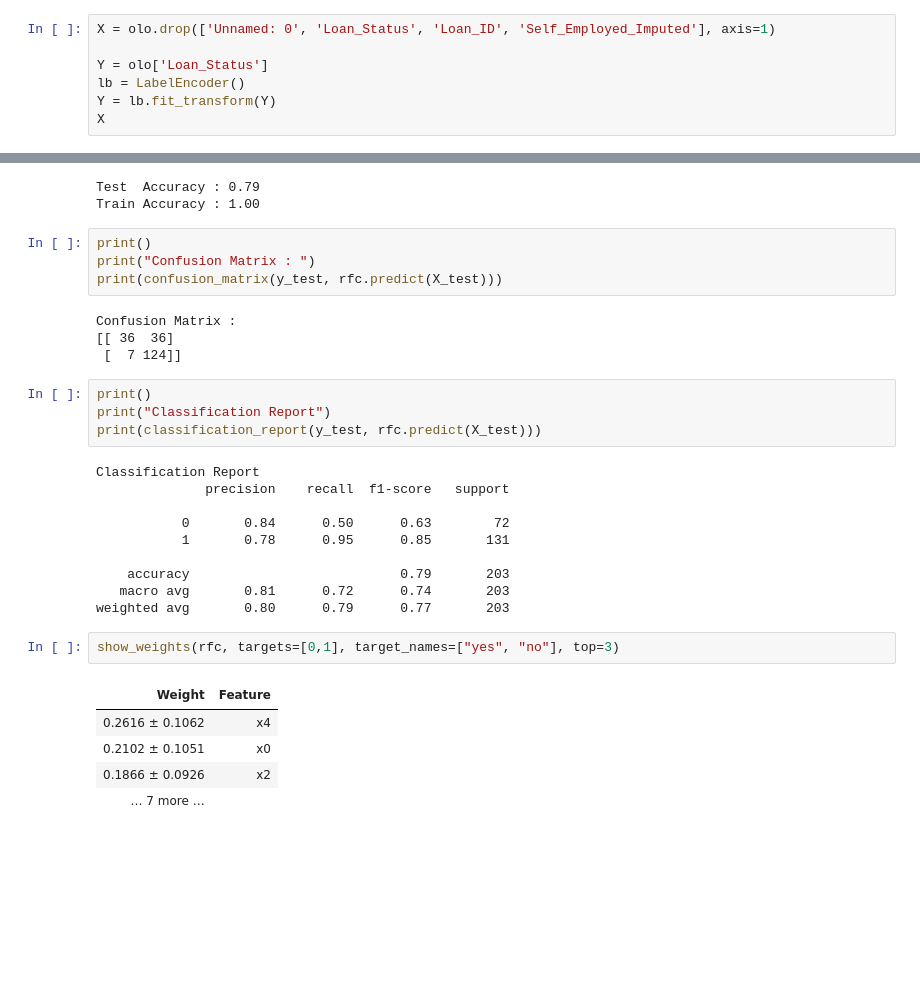
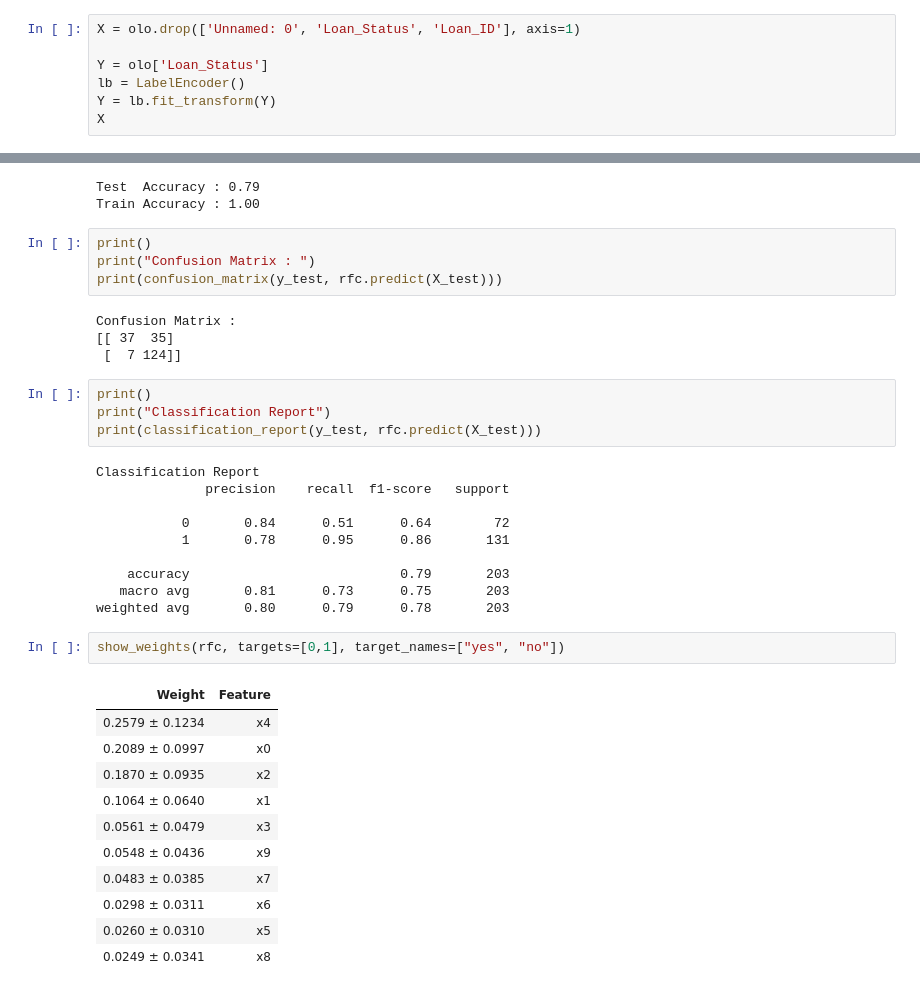
Before and after one commit to Jkfyr/Tin200, a Jupyter notebook: Untitled.ipynb, the cells around one changed output, grey strips where cells are left out. Cells and saved outputs as stored; diff of their text form; blank space fills up the shorter version.

```diff
--- a/Untitled.ipynb
+++ b/Untitled.ipynb
@@ -34,7 +35,7 @@ olo
 | 613 | 613 | LP002990 | 4583 | 0.0 | 133.000000 | 360.0 | 0.0 | ... |
 614 rows × 14 columns
 # %%
-X = olo.drop(['Unnamed: 0', 'Loan_Status', 'Loan_ID', 'Self_Employed_Imputed'], axis=1)
+X = olo.drop(['Unnamed: 0', 'Loan_Status', 'Loan_ID'], axis=1)
 
 Y = olo['Loan_Status']
 lb = LabelEncoder()
@@ -214,7 +217,7 @@ print("Confusion Matrix : ")
 print(confusion_matrix(y_test, rfc.predict(X_test)))
 # %% [output]
 Confusion Matrix :
-[[ 36  36]
+[[ 37  35]
  [  7 124]]
 # %%
 print()
@@ -224,17 +227,23 @@ print(classification_report(y_test, rfc.predict(X_test)))
 Classification Report
               precision    recall  f1-score   support
 
-           0       0.84      0.50      0.63        72
-           1       0.78      0.95      0.85       131
+           0       0.84      0.51      0.64        72
+           1       0.78      0.95      0.86       131
 
     accuracy                           0.79       203
-   macro avg       0.81      0.72      0.74       203
-weighted avg       0.80      0.79      0.77       203
+   macro avg       0.81      0.73      0.75       203
+weighted avg       0.80      0.79      0.78       203
 # %%
-show_weights(rfc, targets=[0,1], target_names=["yes", "no"], top=3)
+show_weights(rfc, targets=[0,1], target_names=["yes", "no"])
 # %% [output]
 | Weight | Feature |
-| 0.2616 ± 0.1062 | x4 |
-| 0.2102 ± 0.1051 | x0 |
-| 0.1866 ± 0.0926 | x2 |
-| … 7 more … |  |
+| 0.2579 ± 0.1234 | x4 |
+| 0.2089 ± 0.0997 | x0 |
+| 0.1870 ± 0.0935 | x2 |
+| 0.1064 ± 0.0640 | x1 |
+| 0.0561 ± 0.0479 | x3 |
+| 0.0548 ± 0.0436 | x9 |
+| 0.0483 ± 0.0385 | x7 |
+| 0.0298 ± 0.0311 | x6 |
+| 0.0260 ± 0.0310 | x5 |
+| 0.0249 ± 0.0341 | x8 |
```
Also changed, not shown: parts of 13 cells of this notebook, 3 other files.
